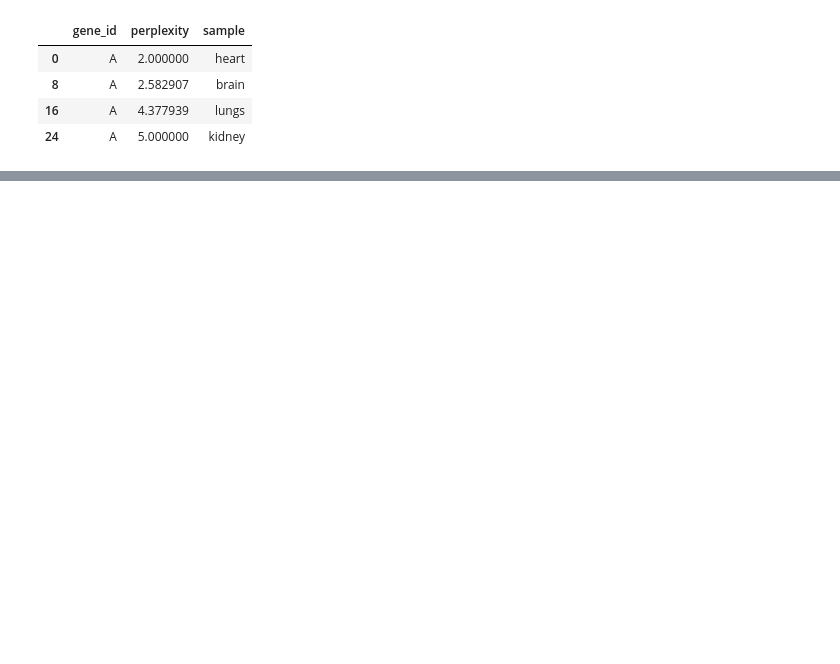
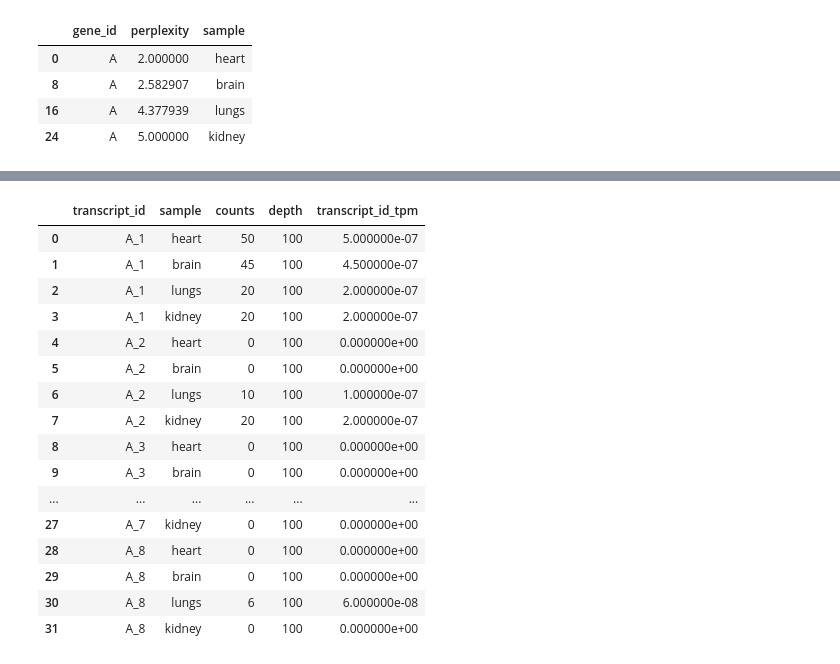
Before and after one commit to fairliereese/isoplex, a Jupyter notebook: src/iso_perplexity/dev_utils.ipynb, the cells around one changed output, grey strips where cells are left out. Cells and saved outputs as stored; diff of their text form; code cells hidden in the pictures; blank space fills up the shorter version.

```diff
--- a/src/iso_perplexity/dev_utils.ipynb
+++ b/src/iso_perplexity/dev_utils.ipynb
@@ -225,0 +255,9 @@ df
+# %%
+# we want to be able to collapse values across feature_col / sample_col
+# to get global values
+df = dummy_counts_data_sample()
+feature_col = 'transcript_id'
+sample_col = 'sample'
+# %%
+df = df[[feature_col, sample_col, 'counts']]
+df.head()
@@ -225,0 +271,23 @@ df
+# %%
+df['depth'] = (df.groupby(sample_col)['counts']
+               .transform('sum'))
+df[f'{feature_col}_tpm'] = df['counts'] / ( df['depth'] * 1e6 )
+df
+# %% [output]
+|  | transcript_id | sample | counts | depth | transcript_id_tpm |
+| 0 | A_1 | heart | 50 | 100 | 5.000000e-07 |
+| 1 | A_1 | brain | 45 | 100 | 4.500000e-07 |
+| 2 | A_1 | lungs | 20 | 100 | 2.000000e-07 |
+| 3 | A_1 | kidney | 20 | 100 | 2.000000e-07 |
+| 4 | A_2 | heart | 0 | 100 | 0.000000e+00 |
+| 5 | A_2 | brain | 0 | 100 | 0.000000e+00 |
+| 6 | A_2 | lungs | 10 | 100 | 1.000000e-07 |
+| 7 | A_2 | kidney | 20 | 100 | 2.000000e-07 |
+| 8 | A_3 | heart | 0 | 100 | 0.000000e+00 |
+| 9 | A_3 | brain | 0 | 100 | 0.000000e+00 |
+| ... | ... | ... | ... | ... | ... |
+| 27 | A_7 | kidney | 0 | 100 | 0.000000e+00 |
+| 28 | A_8 | heart | 0 | 100 | 0.000000e+00 |
+| 29 | A_8 | brain | 0 | 100 | 0.000000e+00 |
+| 30 | A_8 | lungs | 6 | 100 | 6.000000e-08 |
+| 31 | A_8 | kidney | 0 | 100 | 0.000000e+00 |
```
Also changed, not shown: parts of 12 cells of this notebook, 5 other files.
